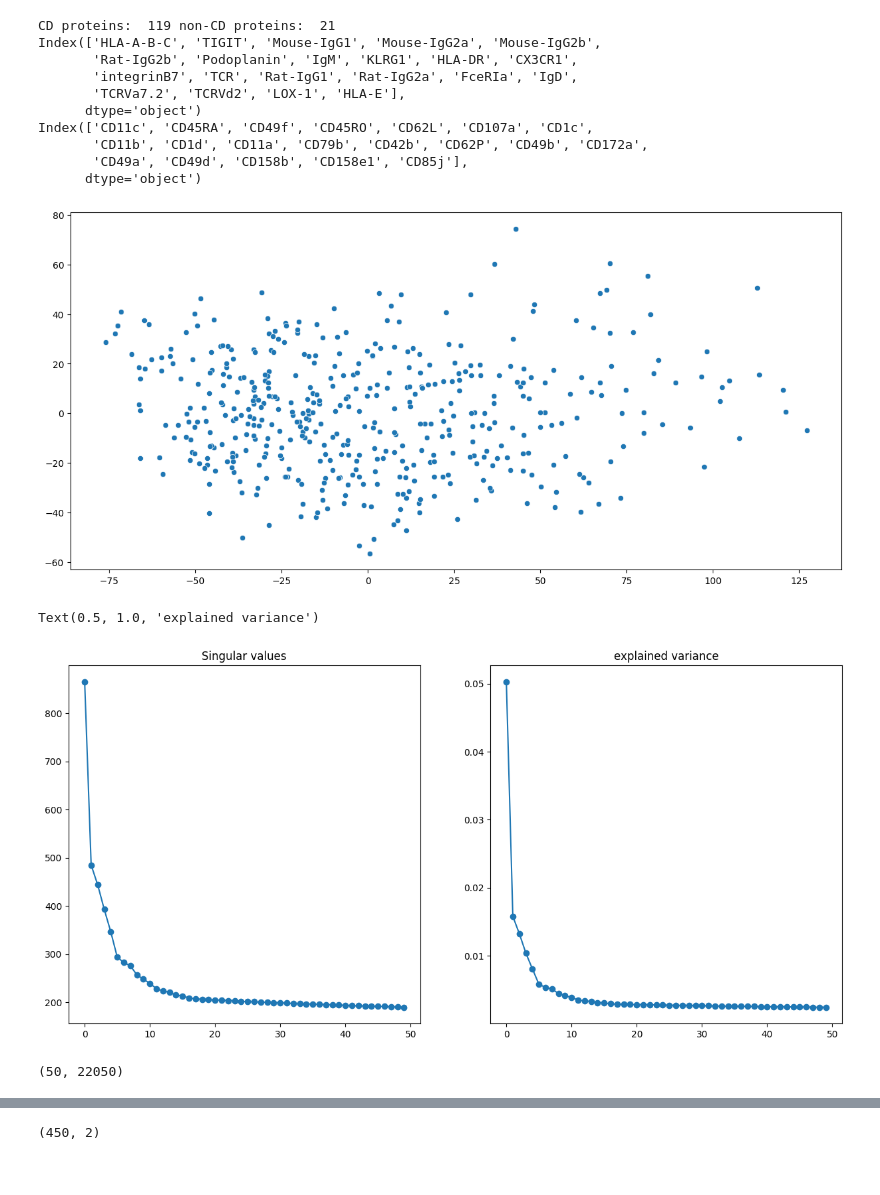
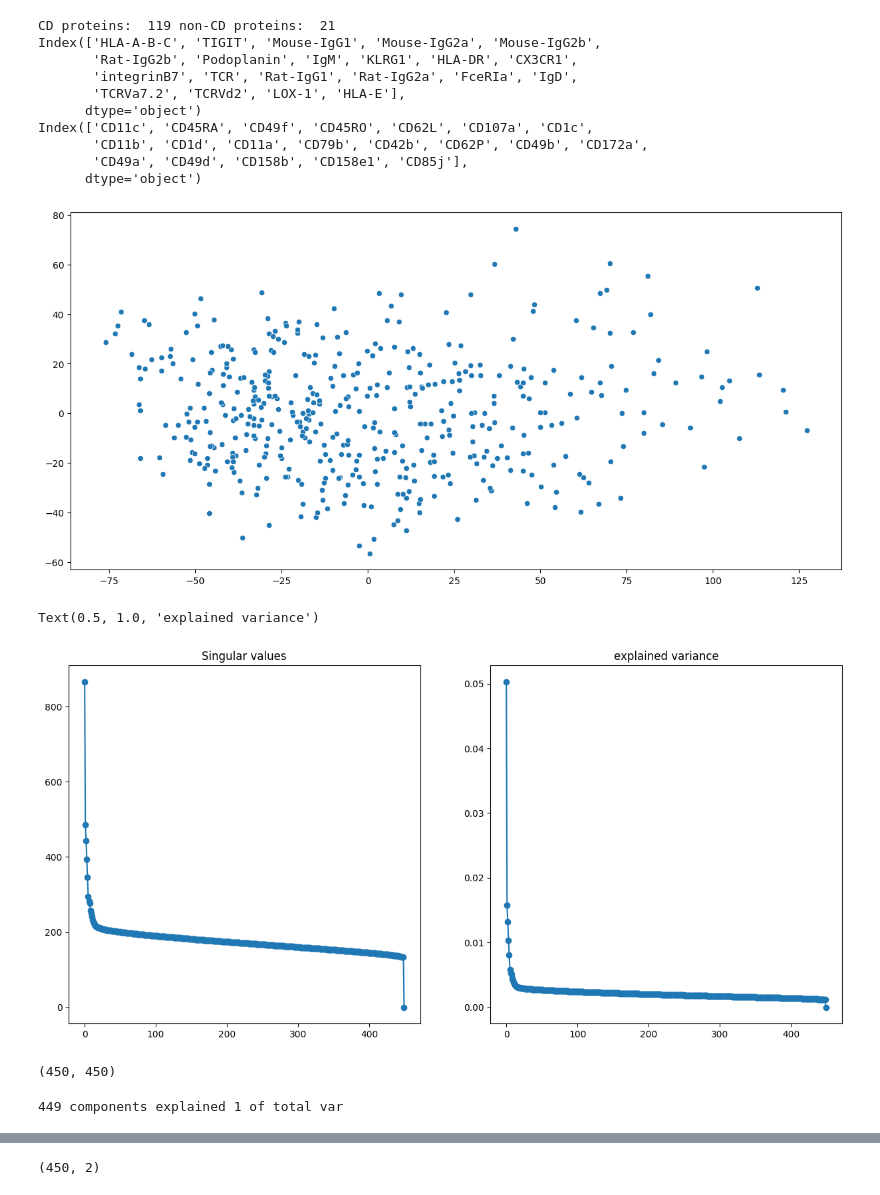
Before and after one commit to botakveggie/Multimodal-Single-Cell-Integration, a Jupyter notebook: script.ipynb, the cells around one changed output, grey strips where cells are left out. Cells and saved outputs as stored; diff of their text form; code cells hidden in the pictures.

Commit message:
more efficient code to obtain subset of data

```diff
--- a/script.ipynb
+++ b/script.ipynb
@@ -205,3 +205,7 @@ df_cite_target
 weird = : 'Rat-IgG1', 'Rat-IgG2a', 'Mouse-IgG1', 'Mouse-IgG2a', 'Mouse-IgG2b',
 
 https://www.kaggle.com/code/alexandervc/mmscel-eda-targets-citeseq-02#What-is-about-?
+# %%
+df_meta_citeseq_subset = pd.read_csv(r"subset/metadata_subset.csv")
+df_cite_input = pd.read_csv(r"subset/train_cite_inputs.csv")
+df_cite_target = pd.read_csv(r"subset/train_cite_targets.csv")
@@ -258,30 +264,41 @@ Index(['CD11c', 'CD45RA', 'CD49f', 'CD45RO', 'CD62L', 'CD107a', 'CD1c',
 # %%
 from sklearn.decomposition import PCA
 
-pca = PCA(n_components=50)
+pca = PCA(n_components=None)
 r = pca.fit_transform(df_cite_input)
 
 fig = plt.figure(figsize = (15,7) )
 c = 0
 sns.scatterplot(x=r[:,0], y=r[:,1])# , hue = df[f]  )
 plt.show()
 
 fig = plt.figure(figsize = (15,7) )
 fig.add_subplot(1, 2, 1)
 plt.plot(pca.singular_values_,'o-')
 plt.title('Singular values')
 fig.add_subplot(1, 2, 2)
 plt.plot(pca.explained_variance_ratio_,'o-')
 plt.title('explained variance')
 # %% [output]
 [figure]
 Text(0.5, 1.0, 'explained variance')
-[figure, old version]
+[figure, new version]
 # %%
 len(pca.feature_names_in_) # contains genes
-pca.components_.shape # 50, 22050
+r.shape # 50, 22050
 # %% [output]
-(50, 22050)
+(450, 450)
+# %%
+lim = 1
+ACC_VAR = 0
+for i, var in enumerate(pca.explained_variance_ratio_):
+    ACC_VAR+=var
+    # print(var)
+    if ACC_VAR > lim:
+        print(f"{i+1} components explained {lim} of total var")
+        break
+# %% [output]
+449 components explained 1 of total var
 # %%
 fig = plt.figure(figsize = (20,10) )
 c = 0
```
Also changed, not shown: parts of 18 cells of this notebook.
